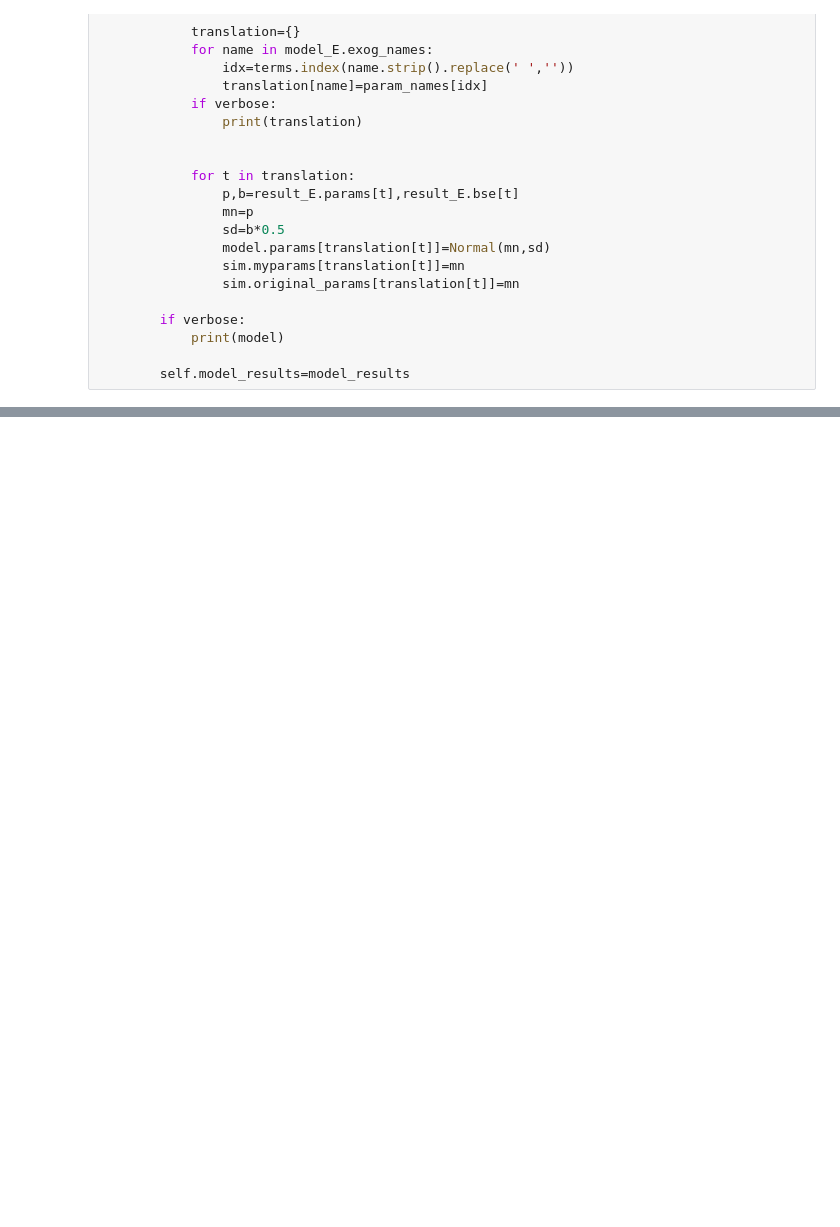
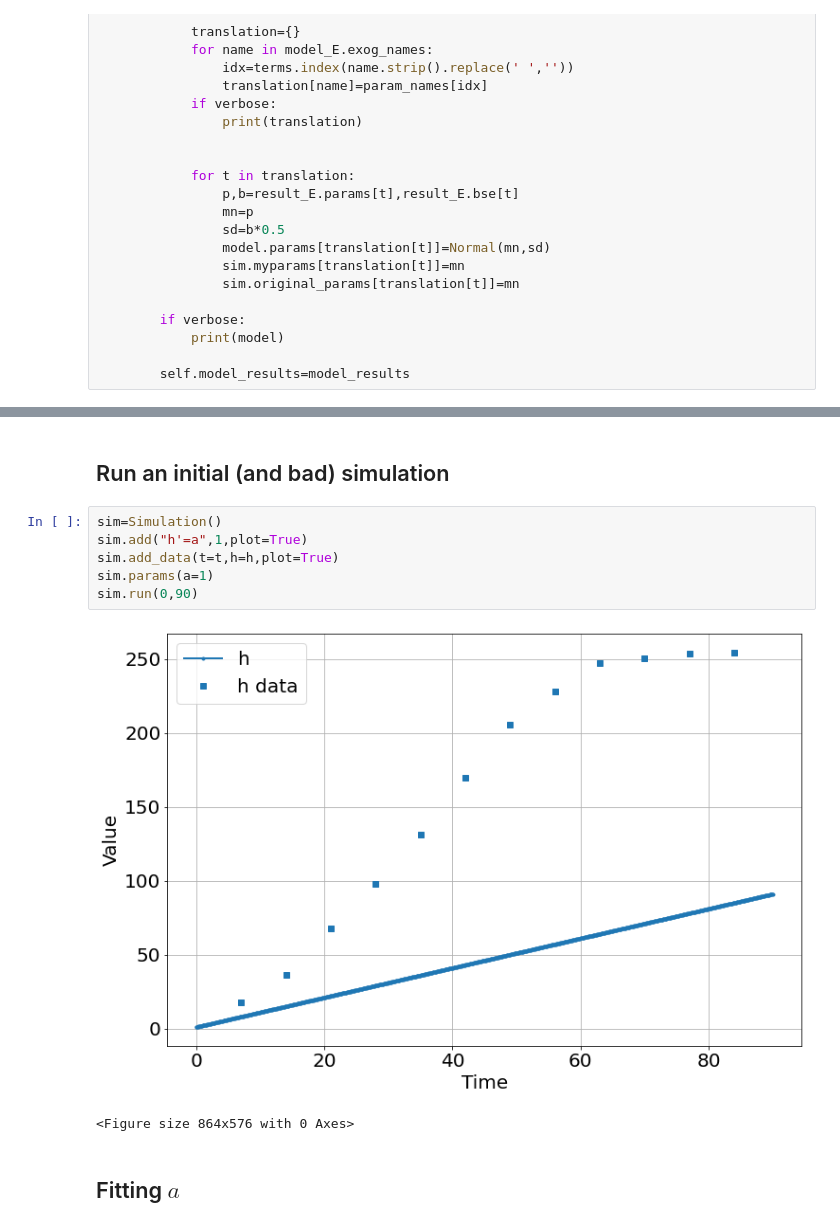
Before and after one commit to bblais/pyndamics3, a Jupyter notebook: 01_mcmc.ipynb, the cells around one changed output, grey strips where cells are left out. Saved outputs shown, nothing was run; the diff lists cells and outputs as text; blank space fills up the shorter version.

```diff
--- a/01_mcmc.ipynb
+++ b/01_mcmc.ipynb
@@ -1025,0 +1039,13 @@ class MCMCModelReg(MCMCModel):
+# %% [markdown]
+## Run an initial (and bad) simulation
+# %%
+sim=Simulation()
+sim.add("h'=a",1,plot=True)
+sim.add_data(t=t,h=h,plot=True)
+sim.params(a=1)
+sim.run(0,90)
+# %% [output]
+[figure, added]
+<Figure size 864x576 with 0 Axes>
+# %% [markdown]
+## Fitting $a$
```
Also changed, not shown: parts of 30 cells of this notebook, 6 other files.
